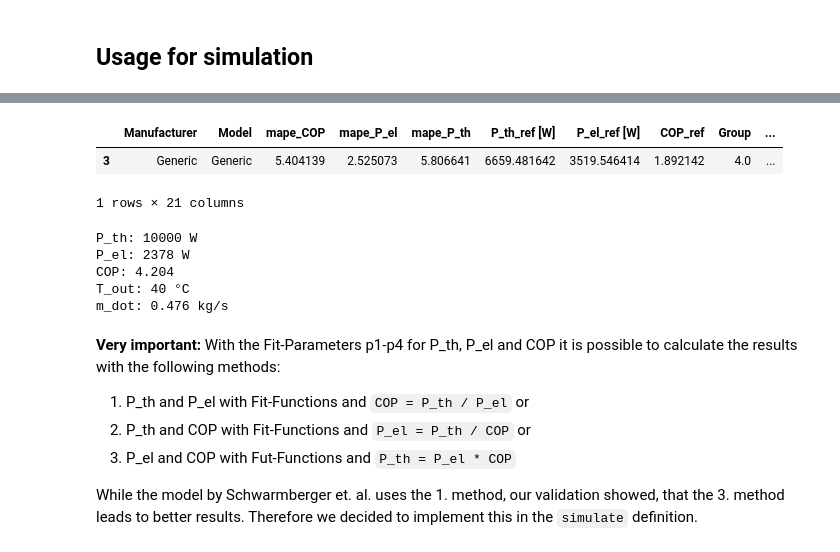
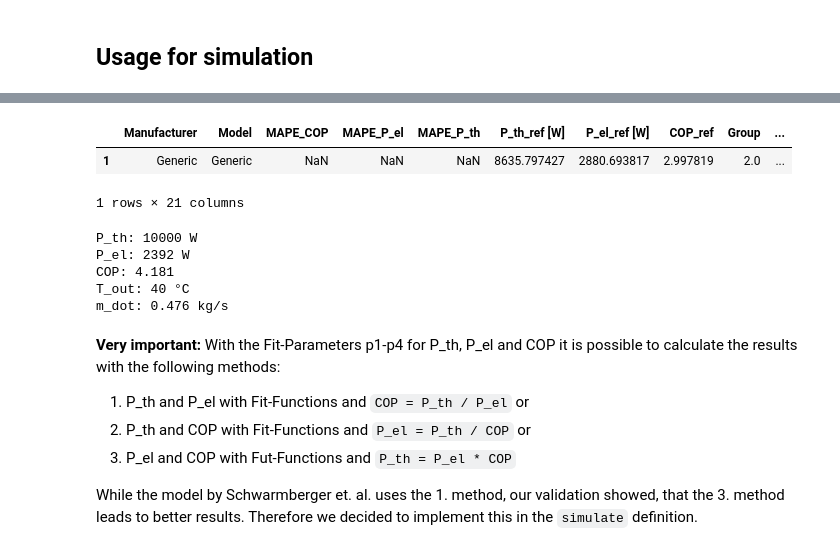
Before and after one commit to FZJ-IEK3-VSA/hplib, a Jupyter notebook: src/documentation.ipynb, the cells around one changed output, grey strips where cells are left out. Drawn from its saved outputs; the diff is of its cells as text; code cells hidden in the pictures.

```diff
--- a/src/documentation.ipynb
+++ b/src/documentation.ipynb
@@ -95,16 +94,16 @@ parameters
 # %%
 # Alternatively, define a "Generic" heatpump model and get parameters
 # For every Group ID there is a parameter set which represents an average heat pump of its group
 # Please define the Type "Generic", the Group ID (1-6) and p_th in W at given primary input
 # (t_in) and secondary output temperature (t_out) in °C.
-parameters = hpl.get_parameters(model="Generic", group_id=4, t_in=0, t_out=40, p_th=10000)
+parameters = hpl.get_parameters(model='Generic', group_id=2, t_in=0, t_out=40, p_th=10000)
 parameters
 # %% [output]
-|  | Manufacturer | Model | mape_COP | mape_P_el | mape_P_th | P_th_ref [W] | P_el_ref [W] | COP_ref | Group | ... |
-| 3 | Generic | Generic | 5.404139 | 2.525073 | 5.806641 | 6659.481642 | 3519.546414 | 1.892142 | 4.0 | ... |
+|  | Manufacturer | Model | MAPE_COP | MAPE_P_el | MAPE_P_th | P_th_ref [W] | P_el_ref [W] | COP_ref | Group | ... |
+| 1 | Generic | Generic | NaN | NaN | NaN | 8635.797427 | 2880.693817 | 2.997819 | 2.0 | ... |
 1 rows × 21 columns
 # %%
-# Simulate on time step
+# Simulate one time step
 # Please define primary input temperature (t_in_primary), secondary input temperature (t_in_secondary)
 # in °C and the parameters from the previous step. The t_in_secondary is supposed to be heated up by
 # 5 K which then results in output temperature (t_out). For a time series create a loop with the function.
@@ -116,8 +115,8 @@ print('T_out: '+str(round(T_out,1))+' °C')
 print('m_dot: '+str(round(m_dot,3))+' kg/s')
 # %% [output]
 P_th: 10000 W
-P_el: 2378 W
-COP: 4.204
+P_el: 2392 W
+COP: 4.181
 T_out: 40 °C
 m_dot: 0.476 kg/s
 # %% [markdown]
```
Also changed, not shown: parts of 4 cells of this notebook, 6 other files.
